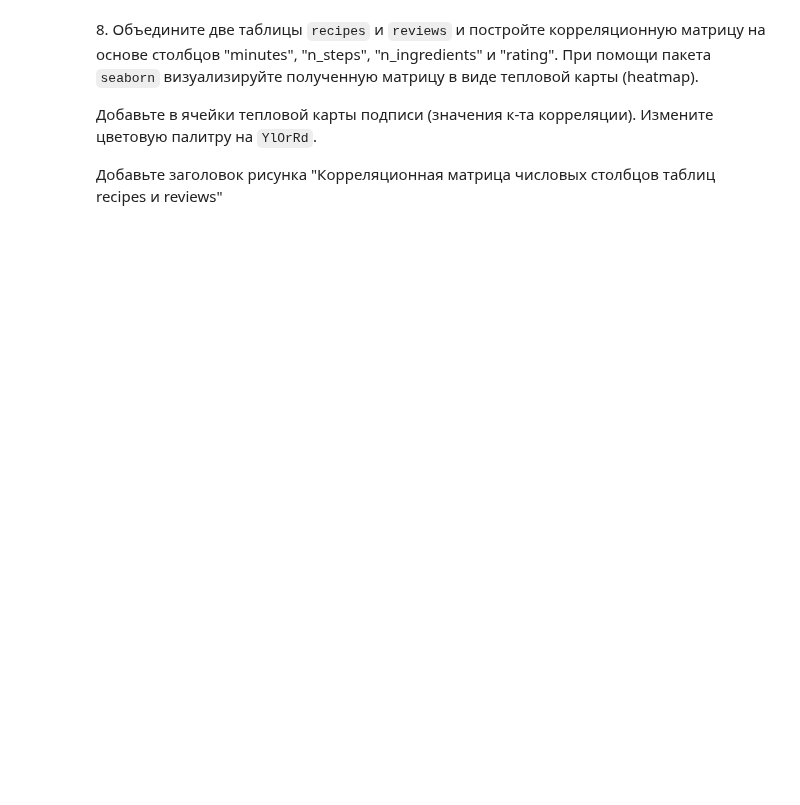
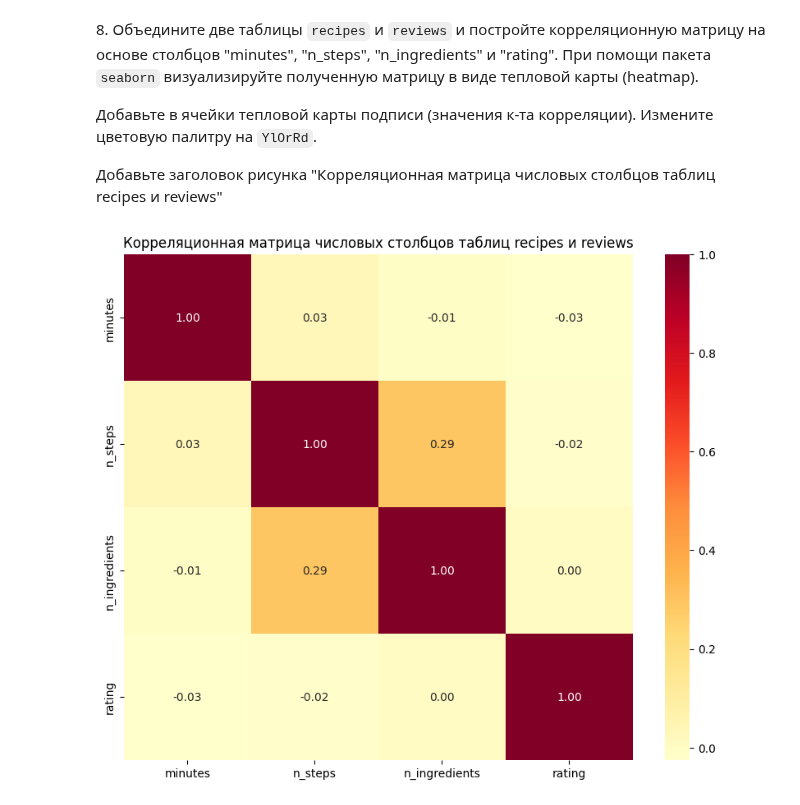
Before and after one commit to illCersei/TOD, a Jupyter notebook: 05_visualization.ipynb, the cells around one changed output. Saved outputs shown, nothing was run; the diff lists cells and outputs as text; code cells hidden in the pictures; blank space fills up the shorter version.

```diff
--- a/05_visualization.ipynb
+++ b/05_visualization.ipynb
@@ -259,3 +283,21 @@ Text(0.5, 0.98, 'Гистограммы рейтинга отзывов в 2008
 Добавьте в ячейки тепловой карты подписи (значения к-та корреляции). Измените цветовую палитру на `YlOrRd`.
 
 Добавьте заголовок рисунка "Корреляционная матрица числовых столбцов таблиц recipes и reviews"
+# %%
+recipes = pd.read_csv('recipes_sample.csv')
+reviews = pd.read_csv('reviews_sample.csv')
+
+# Объединение таблиц по столбцу "id" из таблицы "recipes" и "recipe_id" из таблицы "reviews"
+merged_data = pd.merge(recipes, reviews, left_on='id', right_on='recipe_id')
+
+# Выбор нужных столбцов для корреляционной матрицы
+selected_columns = ['minutes', 'n_steps', 'n_ingredients', 'rating']
+correlation_matrix = merged_data[selected_columns].corr()
+
+# Построение тепловой карты
+plt.figure(figsize=(10, 8))
+sns.heatmap(correlation_matrix, annot=True, cmap='YlOrRd', fmt=".2f")
+plt.title('Корреляционная матрица числовых столбцов таблиц recipes и reviews')
+plt.show()
+# %% [output]
+[figure, added]
```
Also changed, not shown: parts of 1 cell of this notebook, 3 other files.
